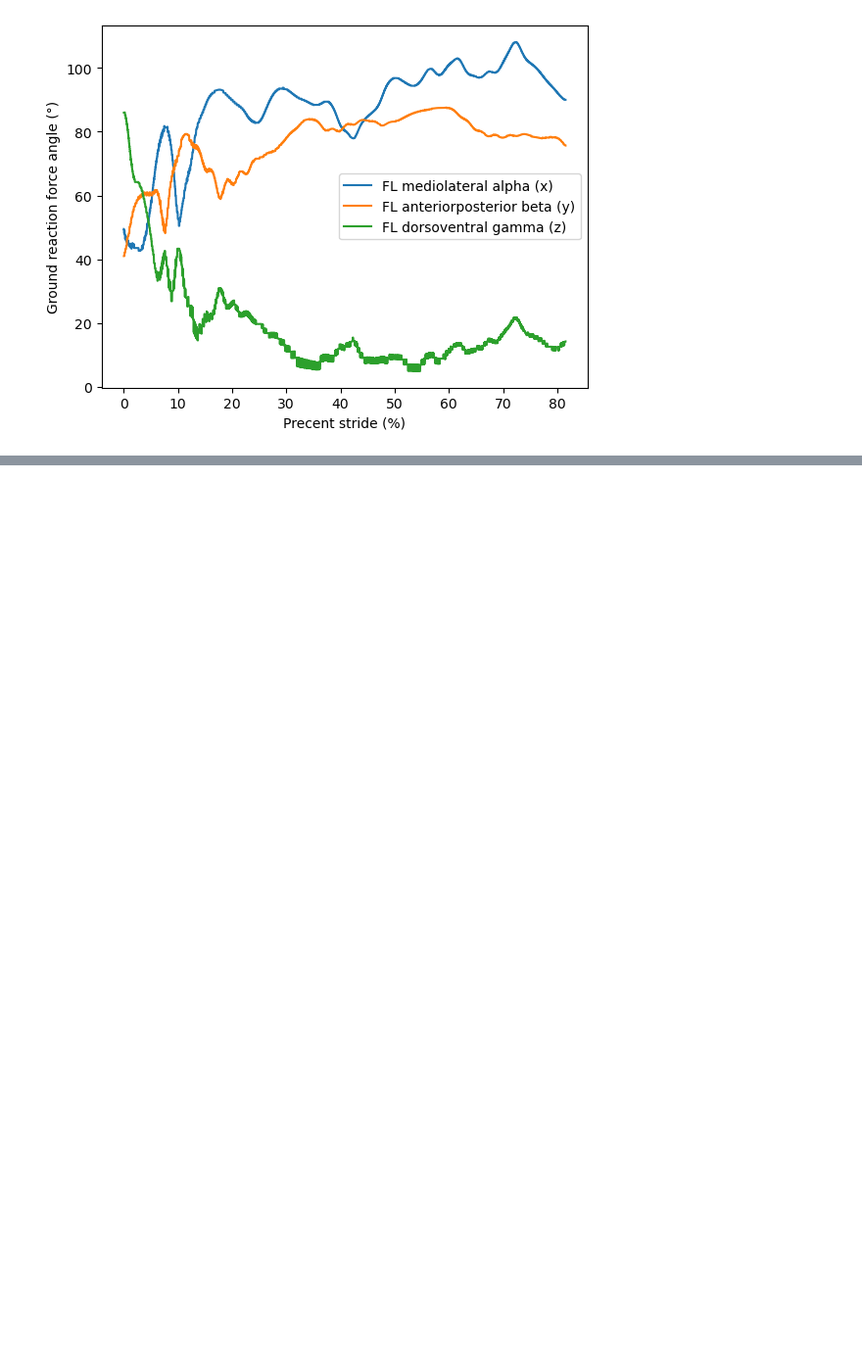
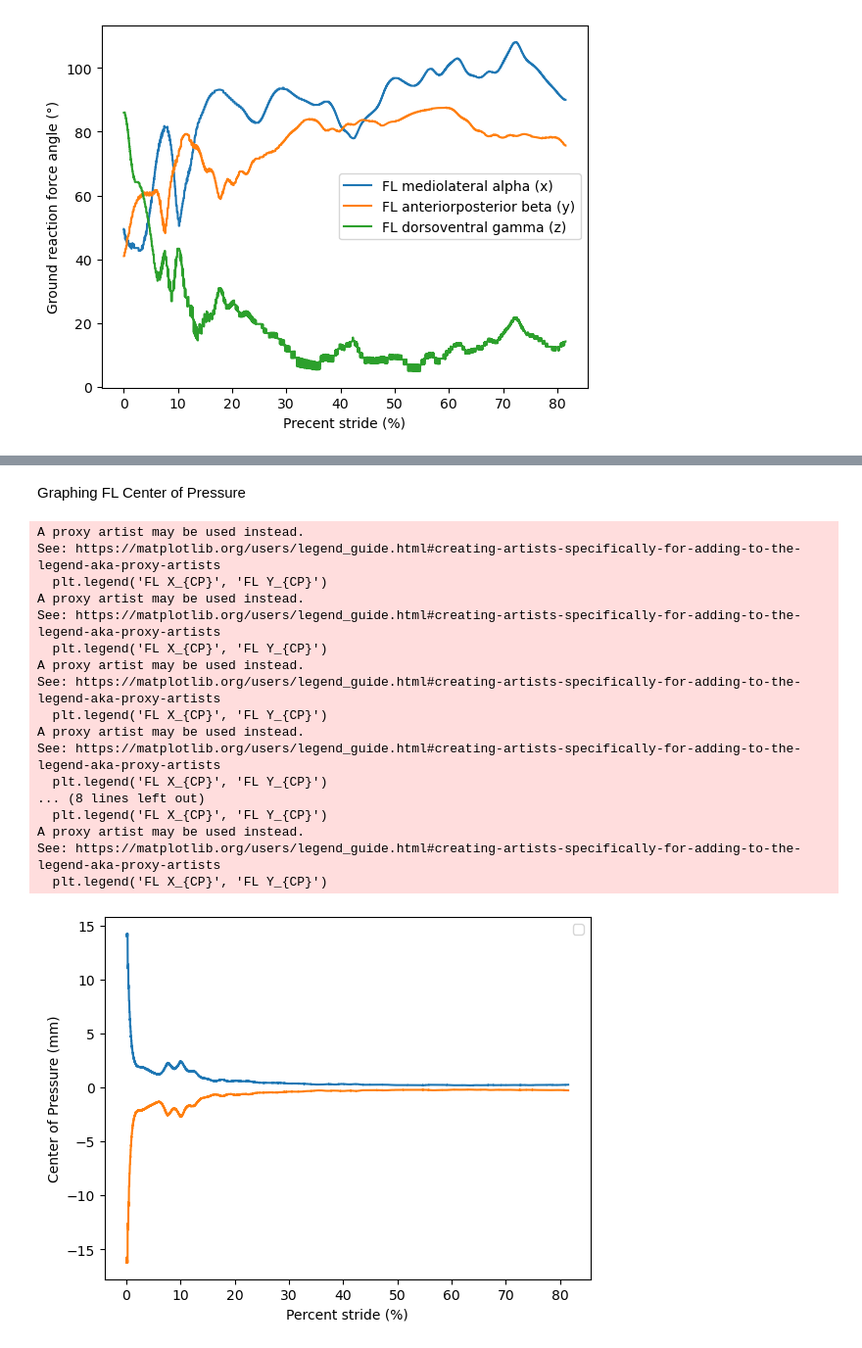
Before and after one commit to jfabiandub/walking_frog_force, a Jupyter notebook: walking_frog_force_script.ipynb, the cells around one changed output, grey strips where cells are left out. Shown at 98% size. Saved outputs shown, nothing was run; the diff lists cells and outputs as text; code cells hidden in the pictures; blank space fills up the shorter version.

```diff
--- a/walking_frog_force_script.ipynb
+++ b/walking_frog_force_script.ipynb
@@ -2630,0 +2731,6 @@ if FL == 1:
+# %%
+if FL == 1 and s1_start_force_c  > 0:
+    fl_Xcp = -(m_y_flonly/f_z_flonly)
+    fl_Ycp = (m_x_flonly/f_z_flonly)
+    fl_Zcp = 0
+print(fl_Xcp)
@@ -2630,0 +2750,29 @@ if FL == 1:
+# %% [markdown]
+Graphing FL Center of Pressure
+# %%
+if FL == 1:
+    plt.figure(13)
+    plt.plot (p_force_flonly,fl_Xcp, p_force_flonly,fl_Ycp)
+    plt.xlabel('Percent stride (%)')
+    plt.ylabel('Center of Pressure (mm)')
+    plt.legend('FL X_{CP}', 'FL Y_{CP}')
+    plt.show()
+# %% [output]
+A proxy artist may be used instead.
+See: https://matplotlib.org/users/legend_guide.html#creating-artists-specifically-for-adding-to-the-legend-aka-proxy-artists
+  plt.legend('FL X_{CP}', 'FL Y_{CP}')
+A proxy artist may be used instead.
+See: https://matplotlib.org/users/legend_guide.html#creating-artists-specifically-for-adding-to-the-legend-aka-proxy-artists
+  plt.legend('FL X_{CP}', 'FL Y_{CP}')
+A proxy artist may be used instead.
+See: https://matplotlib.org/users/legend_guide.html#creating-artists-specifically-for-adding-to-the-legend-aka-proxy-artists
+  plt.legend('FL X_{CP}', 'FL Y_{CP}')
+A proxy artist may be used instead.
+See: https://matplotlib.org/users/legend_guide.html#creating-artists-specifically-for-adding-to-the-legend-aka-proxy-artists
+  plt.legend('FL X_{CP}', 'FL Y_{CP}')
+... (8 lines left out)
+  plt.legend('FL X_{CP}', 'FL Y_{CP}')
+A proxy artist may be used instead.
+See: https://matplotlib.org/users/legend_guide.html#creating-artists-specifically-for-adding-to-the-legend-aka-proxy-artists
+  plt.legend('FL X_{CP}', 'FL Y_{CP}')
+[figure, added]
```
Also changed, not shown: parts of 85 cells of this notebook, 1 other file.
